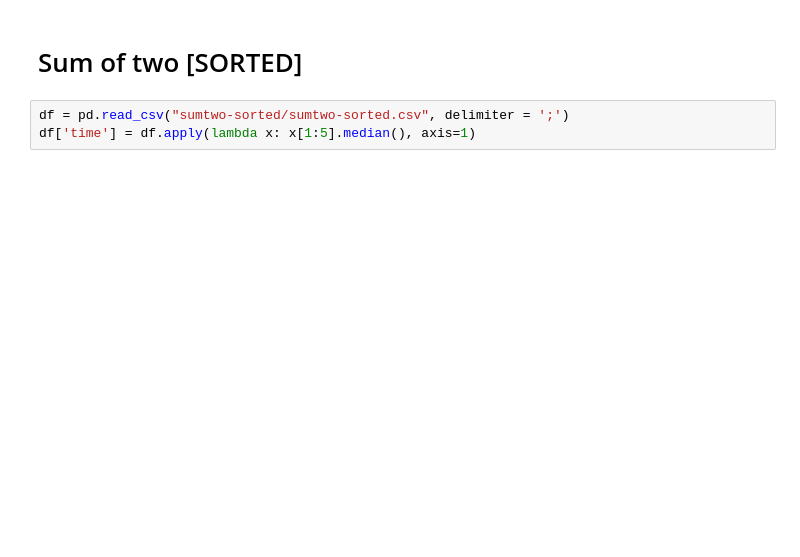
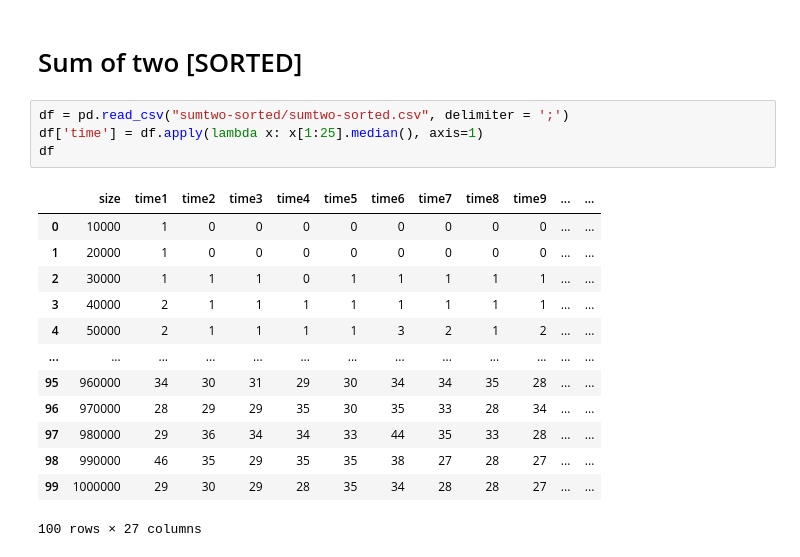
Before and after one commit to stg05/asymptotic-test, a Jupyter notebook: data_satan.ipynb, the cells around one changed output. Saved outputs shown, nothing was run; the diff lists cells and outputs as text; blank space fills up the shorter version.

```diff
--- a/data_satan.ipynb
+++ b/data_satan.ipynb
@@ -83,5 +82,20 @@ plt.legend()
 # Sum of two [SORTED]
 # %%
 df = pd.read_csv("sumtwo-sorted/sumtwo-sorted.csv", delimiter = ';')
-df['time'] = df.apply(lambda x: x[1:5].median(), axis=1)
+df['time'] = df.apply(lambda x: x[1:25].median(), axis=1)
+df
+# %% [output]
+|  | size | time1 | time2 | time3 | time4 | time5 | time6 | time7 | time8 | time9 | ... | ... |
+| 0 | 10000 | 1 | 0 | 0 | 0 | 0 | 0 | 0 | 0 | 0 | ... | ... |
+| 1 | 20000 | 1 | 0 | 0 | 0 | 0 | 0 | 0 | 0 | 0 | ... | ... |
+| 2 | 30000 | 1 | 1 | 1 | 0 | 1 | 1 | 1 | 1 | 1 | ... | ... |
+| 3 | 40000 | 2 | 1 | 1 | 1 | 1 | 1 | 1 | 1 | 1 | ... | ... |
+| 4 | 50000 | 2 | 1 | 1 | 1 | 1 | 3 | 2 | 1 | 2 | ... | ... |
+| ... | ... | ... | ... | ... | ... | ... | ... | ... | ... | ... | ... | ... |
+| 95 | 960000 | 34 | 30 | 31 | 29 | 30 | 34 | 34 | 35 | 28 | ... | ... |
+| 96 | 970000 | 28 | 29 | 29 | 35 | 30 | 35 | 33 | 28 | 34 | ... | ... |
+| 97 | 980000 | 29 | 36 | 34 | 34 | 33 | 44 | 35 | 33 | 28 | ... | ... |
+| 98 | 990000 | 46 | 35 | 29 | 35 | 35 | 38 | 27 | 28 | 27 | ... | ... |
+| 99 | 1000000 | 29 | 30 | 29 | 28 | 35 | 34 | 28 | 28 | 27 | ... | ... |
+100 rows × 27 columns
 # %%
```
Also changed, not shown: parts of 11 cells of this notebook, 29 other files.
